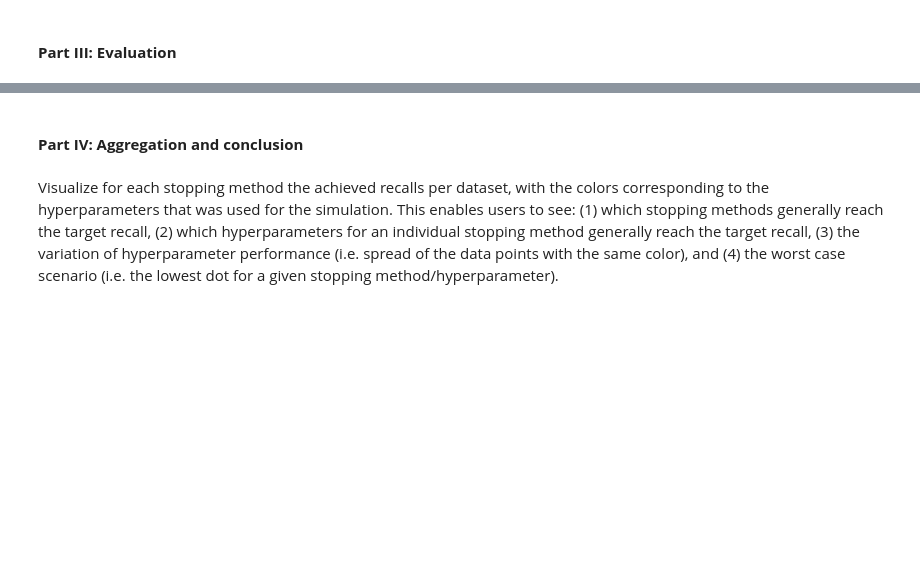
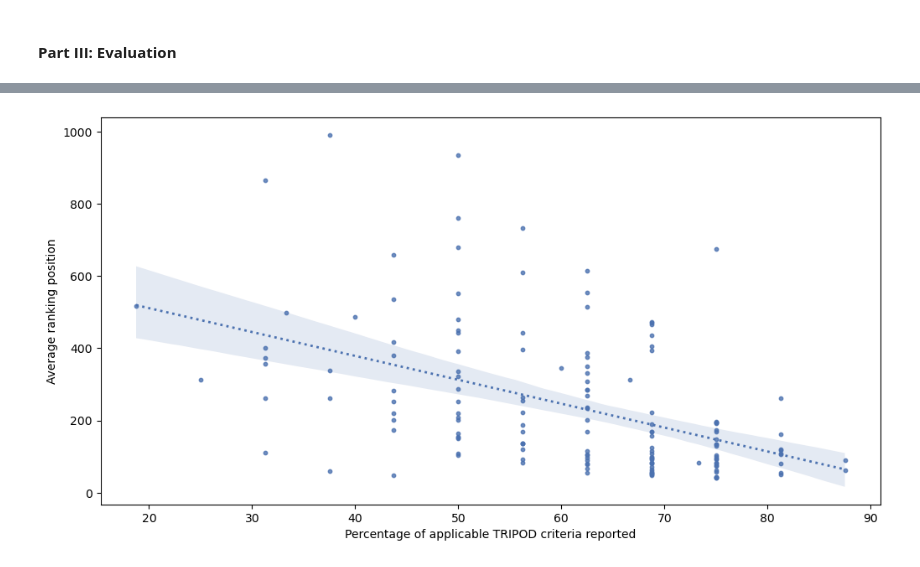
Before and after one commit to isa-sp/TAR-abstracts, a Jupyter notebook: set-up.ipynb, the cells around one changed output, grey strips where cells are left out. Cells and saved outputs as stored; diff of their text form; code cells hidden in the pictures; blank space fills up the shorter version.

```diff
--- a/set-up.ipynb
+++ b/set-up.ipynb
@@ -369,19 +118,0 @@ plt.plot(range(0, len(df)), proportion_ones, label='Line plot', color='blue')
-# %%
-import matplotlib.pyplot as plt
-
-df = df[df['label_ta_included'] == 1].copy()
-
-# Choose a variable for the y-axis (replace 'Some_Column' with your actual column name)
-y_variable = 'tfidf_deviation'
-
-# Create the scatter plot
-plt.figure(figsize=(8, 5))
-plt.scatter(df[y_variable], df['Prog1_svm_tfidf_max_193'], alpha=0.7)
-
-# Add labels and title
-plt.ylabel("ranking_average")
-plt.xlabel(y_variable)
-plt.title(f"Scatter plot of {y_variable} vs. Ranking_Avg")
-
-# Show the plot
-plt.show()
@@ -698,4 +118,0 @@ print("All plots saved to results_plots.pdf")
-# %% [markdown]
-#### **Part IV: Aggregation and conclusion**
-# %% [markdown]
-Visualize for each stopping method the achieved recalls per dataset, with the colors corresponding to the hyperparameters that was used for the simulation. This enables users to see: (1) which stopping methods generally reach the target recall, (2) which hyperparameters for an individual stopping method generally reach the target recall, (3) the variation of hyperparameter performance (i.e. spread of the data points with the same color), and (4) the worst case scenario (i.e. the lowest dot for a given stopping method/hyperparameter).
@@ -771,0 +119,38 @@ selected_hyperparameters
+# %%
+import numpy as np
+import seaborn as sns
+import matplotlib.pyplot as plt
+
+df_plot1 = df[df['label_ft_included'] == 1].copy()
+
+# Choose a variable for the y-axis (replace 'Some_Column' with your actual column name)
+x_variables = ['percentage_reported'#,
+#                '1i', '1ii', '1iii', '1iv',
+#                '2i', '2ii', '2iii', '2iv',
+#                '2v', '2vi', '2vii', '2viii',
+#                '2ix', '2x', '2xi', '2xii'
+]
+y_variables = [#'ranking_average_svm_tfidf',
+               #'ranking_average_nb_tfidf',
+               #'ranking_average_svm_sbert',
+               #'ranking_average_logistic_sbert',
+                'ranking_average_logistic_tfidf'
+]
+
+for x_var in x_variables:
+
+    for y_var in y_variables:
+
+        y = df[y_var]
+        x = df[x_var]
+
+        # Scatter plot with automatic trend line
+        plt.figure(figsize=(12,6))
+        sns.regplot(x=x, y=y, scatter=True, scatter_kws={"s": 10, "color": sns.color_palette("deep")[0]},
+                    line_kws={"linewidth": 2, "linestyle": "dotted", "color": sns.color_palette("deep")[0]})
+
+        plt.ylabel("Average ranking position")
+        plt.xlabel("Percentage of applicable TRIPOD criteria reported")
+        plt.show()
+# %% [output]
+[figure, added]
```
Also changed, not shown: parts of 31 cells of this notebook.
